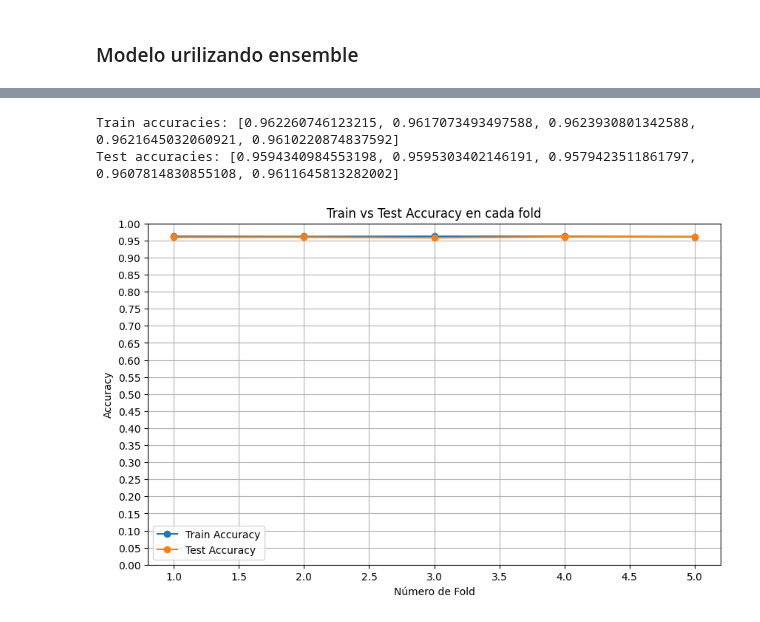
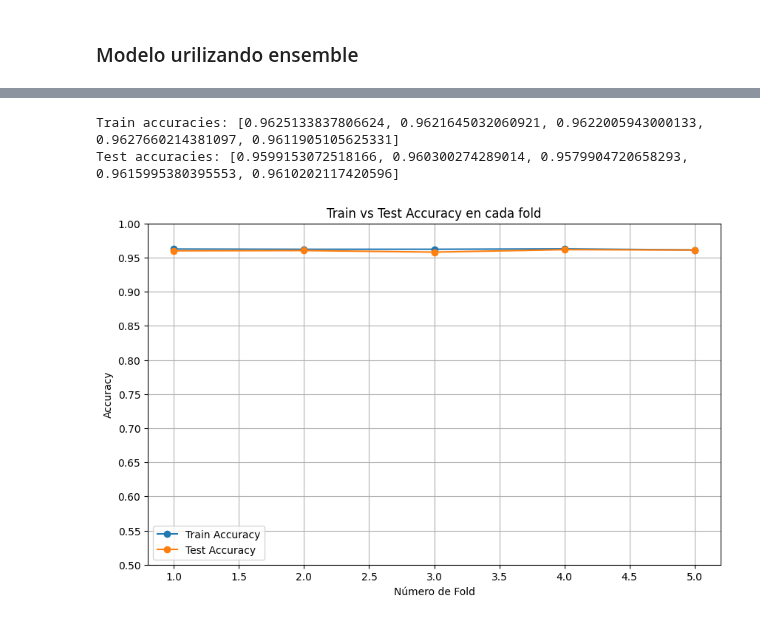
Before and after one commit to AndreaMoraledaBlanco/ML-Grupo5, a Jupyter notebook: src/Modelos/XGBoost.ipynb, the cells around one changed output, grey strips where cells are left out. Saved outputs shown, nothing was run; the diff lists cells and outputs as text; code cells hidden in the pictures.

```diff
--- a/src/Modelos/XGBoost.ipynb
+++ b/src/Modelos/XGBoost.ipynb
@@ -520,21 +520,21 @@ for train_idx, test_idx in StratifiedKFold(n_splits=cv).split(X, y):
 # %%
 print(f"Train accuracies: {train_accuracies}")
 print(f"Test accuracies: {test_accuracies}")
 
 plt.figure(figsize=(10, 6))
 plt.plot(range(1, cv+1), train_accuracies, label='Train Accuracy', marker='o')
 plt.plot(range(1, cv+1), test_accuracies, label='Test Accuracy', marker='o')
 
-plt.ylim(0, 1)
-plt.yticks(np.arange(0, 1.05, 0.05))
+plt.ylim(0.5, 1)
+plt.yticks(np.arange(0.50, 1.05, 0.05))
 
 plt.title('Train vs Test Accuracy en cada fold')
 plt.xlabel('Número de Fold')
 plt.ylabel('Accuracy')
 plt.legend()
 plt.grid(True)
 plt.show()
 # %% [output]
-Train accuracies: [0.962260746123215, 0.9617073493497588, 0.9623930801342588, 0.9621645032060921, 0.9610220874837592]
-Test accuracies: [0.9594340984553198, 0.9595303402146191, 0.9579423511861797, 0.9607814830855108, 0.9611645813282002]
+Train accuracies: [0.9625133837806624, 0.9621645032060921, 0.9622005943000133, 0.9627660214381097, 0.9611905105625331]
+Test accuracies: [0.9599153072518166, 0.960300274289014, 0.9579904720658293, 0.9615995380395553, 0.9610202117420596]
-[figure, old version]
+[figure, new version]
```
Also changed, not shown: parts of 5 cells of this notebook, 1 other file.
